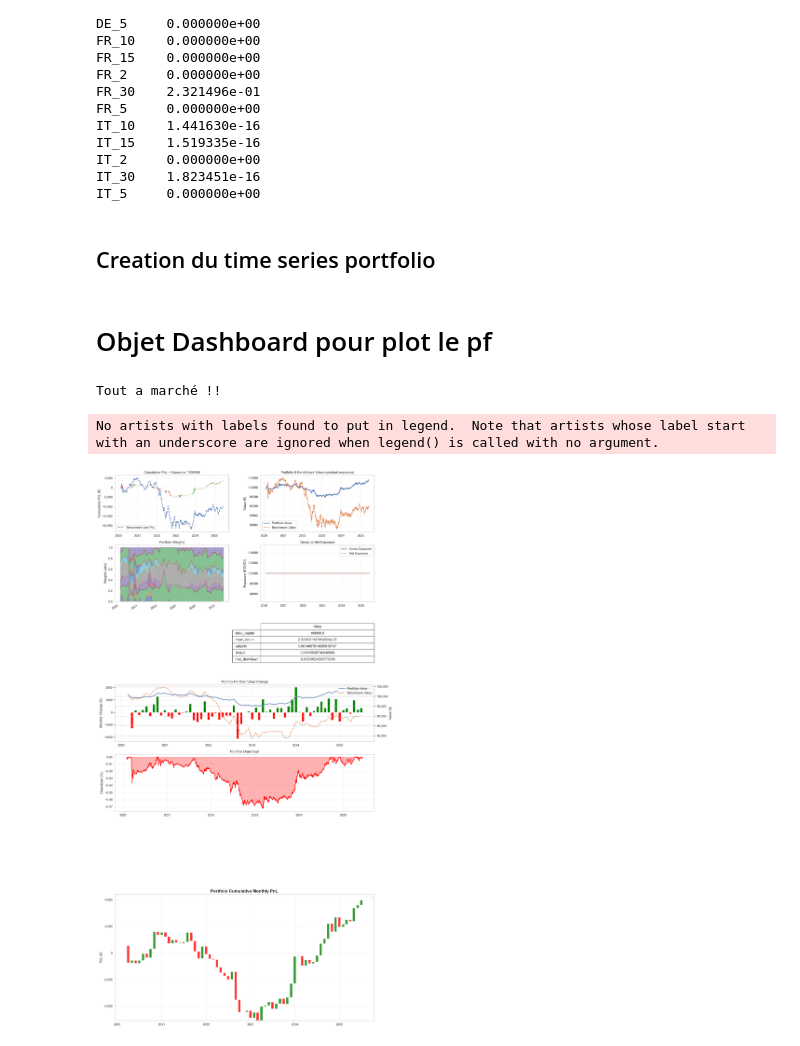
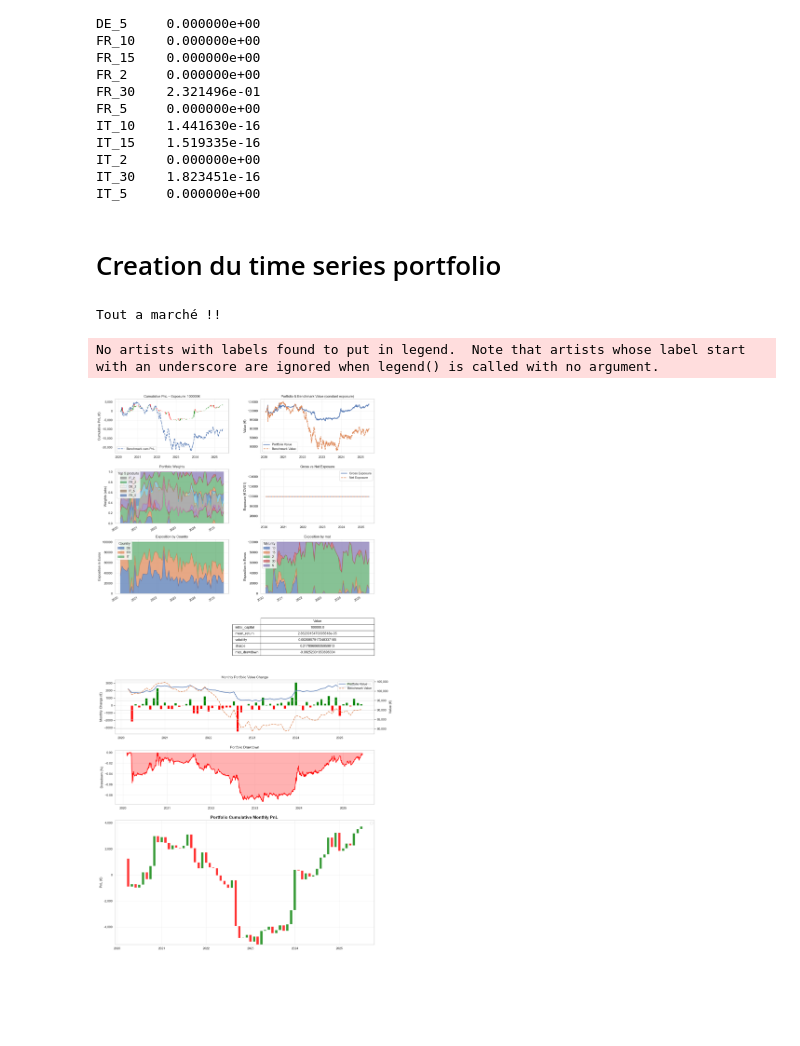
Before and after one commit to pradosth0/Markowitz_based_portfolio_allocation, a Jupyter notebook: pf_bond.ipynb, the cells around one changed output. Drawn from its saved outputs; the diff is of its cells as text; code cells hidden in the pictures; blank space fills up the shorter version.

Commit message:
"amelioration dashboard"

```diff
--- a/pf_bond.ipynb
+++ b/pf_bond.ipynb
@@ -25,7 +23,8 @@ data = data.sort_values(["isin", "time_stamp"])
 
 # Keep the last observation per day per ISIN
 data = data.groupby(["isin", data["time_stamp"].dt.date], as_index=False).last()
-data["time_stamp"] = data["time_stamp"].dt.date
-data.shape
+data["time_stamp"] = pd.to_datetime(data["time_stamp"].dt.date)
+print(data.shape)
+data.head()
 # %% [output]
 (26622, 10)
@@ -336,7 +337,7 @@ IT_2     0.000000e+00
 IT_30    1.823451e-16
 IT_5     0.000000e+00
 # %% [markdown]
-## Creation du time series portfolio
+# Creation du time series portfolio
 # %%
 class TimeSeriesPortfolio:
     def __init__(self, data, start_date, end_date, rebalance_freq='1M',
@@ -525,32 +526,52 @@ class TimeSeriesPortfolio:
         }
 
         print("Tout a marché !!")
+
+    def exposition_by_country(self):
+        #assuming the bonds product are FR_..
+        df = self.exposures_history.copy()
+
+        # extraire le code pays (les 2 premiers caractères) pour chaque colonne
+        country_codes = df.columns.str[:2]
+
+        # somme par pays via groupby sur l’axis=1
+        expo_by_country = df.groupby(country_codes, axis=1).sum()
+
+        return expo_by_country
+
+    def exposition_by_mat(self):
+        #assuming the bonds product are FR_..
+        df = self.exposures_history.copy()
+
+        # extraire le code pays (les 2 premiers caractères) pour chaque colonne
+        mat = df.columns.str[3:]
+
+        # somme par pays via groupby sur l’axis=1
+        expo_by_mat = df.groupby(mat, axis=1).sum()
+
+        return expo_by_mat
-# %% [markdown]
-# Objet Dashboard pour plot le pf
 # %%
-
-
 start_date = "2020-01-01"
 end_date   = "2025-06-10"
 
 
 tspf = TimeSeriesPortfolio(
     data_completed,
     start_date,
     end_date,
     rebalance_freq="1M",
     long_only=True,
-    lamb=100,
+    lamb=50,
     benchmark="ew",
     ridge=1,
     window_days=100  # ~ daily data per rebalance
     )
 
 tspf.generate_portfolios()
 
 viz = PortfolioDashboardVisualizer(tspf)
 viz.plot_dashboard()
 # %% [output]
 Tout a marché !!
 No artists with labels found to put in legend.  Note that artists whose label start with an underscore are ignored when legend() is called with no argument.
-[figure, old version]
+[figure, new version]
```
Also changed, not shown: parts of 9 cells of this notebook, 1 other file.
